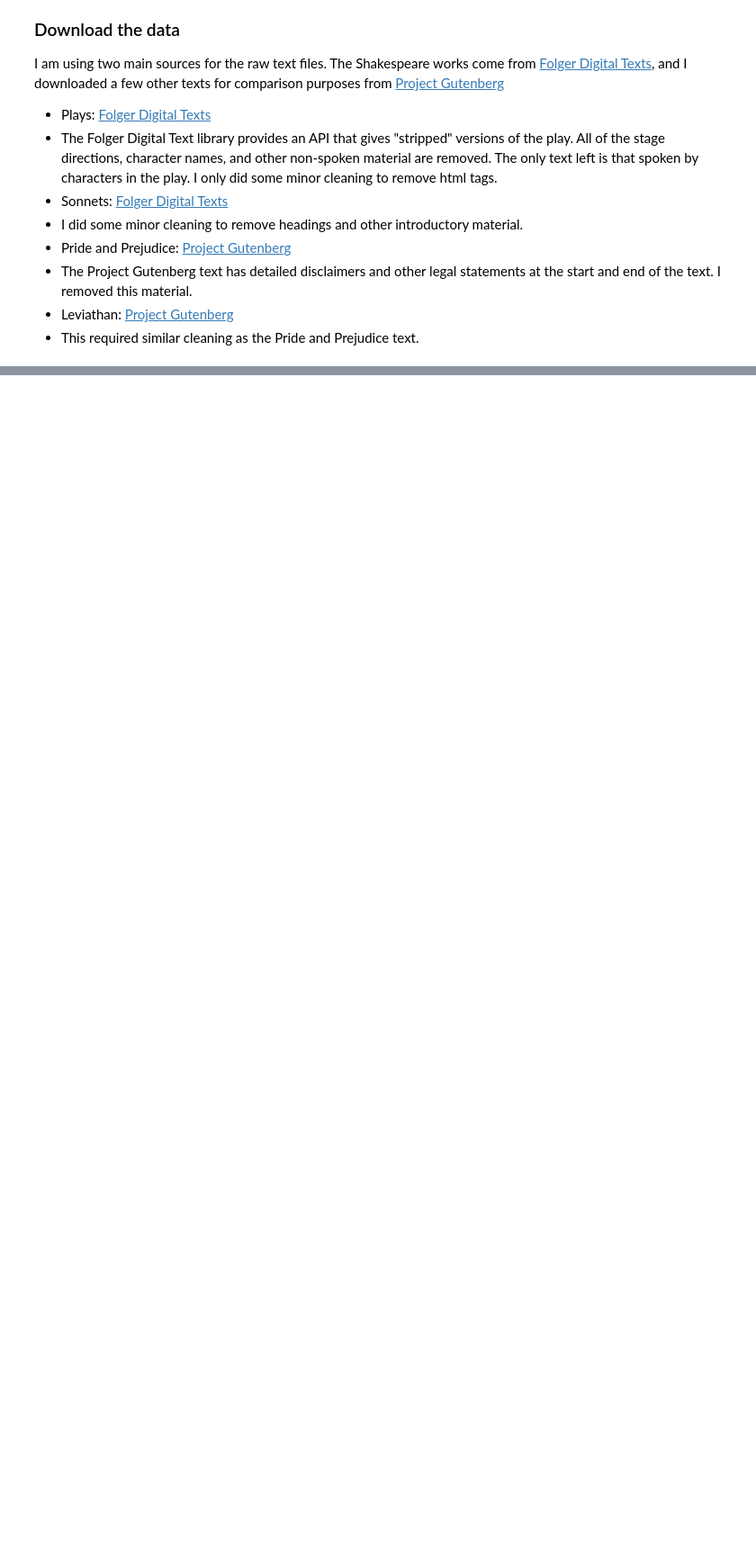
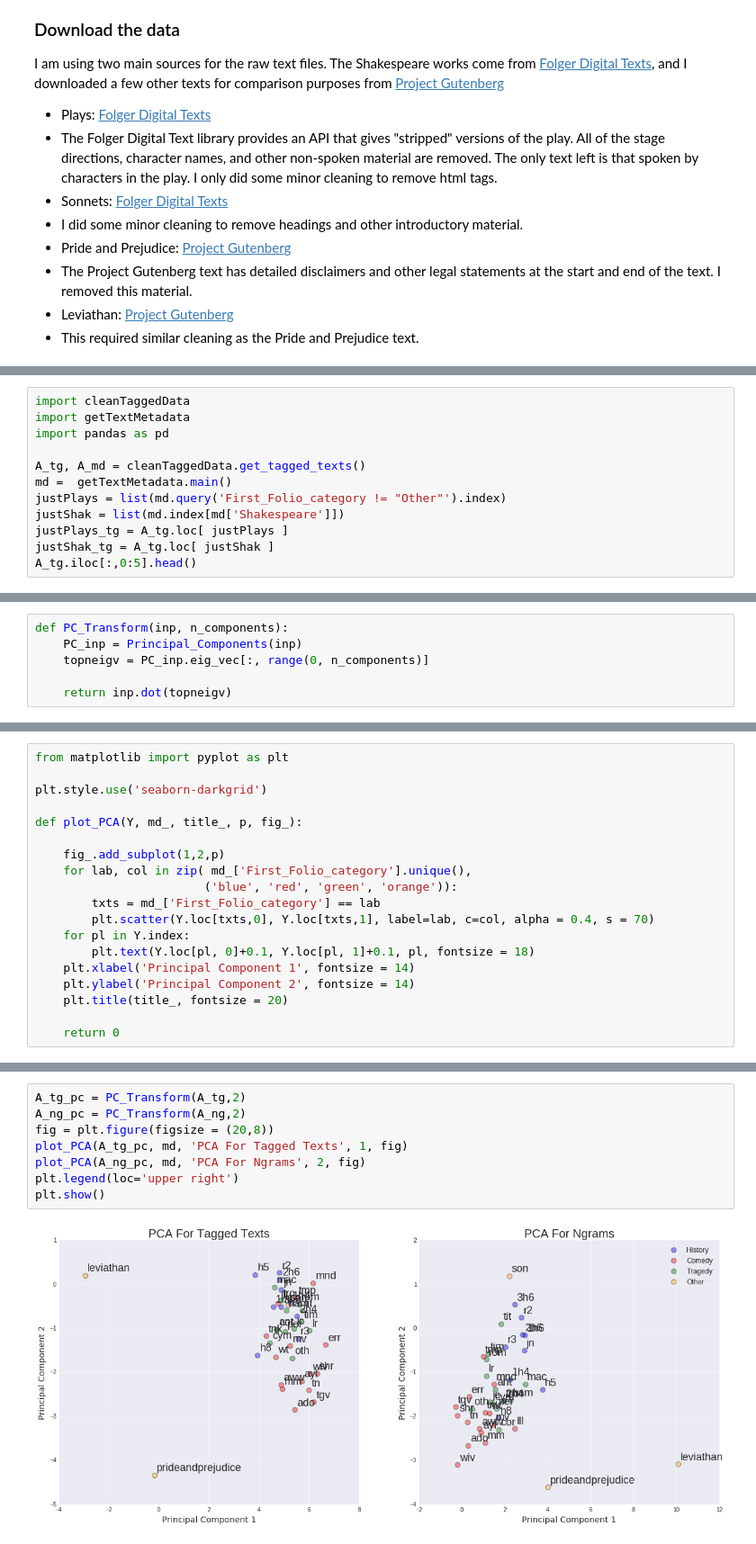
Before and after one commit to tpatricksullivan/shakespca, a Jupyter notebook: shakespca.ipynb, the cells around one changed output, grey strips where cells are left out. Shown at 90% size. Drawn from its saved outputs; the diff is of its cells as text; blank space fills up the shorter version.

```diff
--- a/shakespca.ipynb
+++ b/shakespca.ipynb
@@ -283,0 +196,12 @@ A pure PCA model easily distinguishes between Shakespeare and other authors. It
+# %%
+import cleanTaggedData
+import getTextMetadata
+import pandas as pd
+
+A_tg, A_md = cleanTaggedData.get_tagged_texts()
+md =  getTextMetadata.main()
+justPlays = list(md.query('First_Folio_category != "Other"').index)
+justShak = list(md.index[md['Shakespeare']])
+justPlays_tg = A_tg.loc[ justPlays ]
+justShak_tg = A_tg.loc[ justShak ]
+A_tg.iloc[:,0:5].head()
@@ -283,0 +269,6 @@ A pure PCA model easily distinguishes between Shakespeare and other authors. It
+# %%
+def PC_Transform(inp, n_components):
+    PC_inp = Principal_Components(inp)
+    topneigv = PC_inp.eig_vec[:, range(0, n_components)]
+
+    return inp.dot(topneigv)
@@ -283,0 +278,19 @@ A pure PCA model easily distinguishes between Shakespeare and other authors. It
+# %%
+from matplotlib import pyplot as plt
+
+plt.style.use('seaborn-darkgrid')
+
+def plot_PCA(Y, md_, title_, p, fig_):
+
+    fig_.add_subplot(1,2,p)
+    for lab, col in zip( md_['First_Folio_category'].unique(),
+                        ('blue', 'red', 'green', 'orange')):
+        txts = md_['First_Folio_category'] == lab
+        plt.scatter(Y.loc[txts,0], Y.loc[txts,1], label=lab, c=col, alpha = 0.4, s = 70)
+    for pl in Y.index:
+        plt.text(Y.loc[pl, 0]+0.1, Y.loc[pl, 1]+0.1, pl, fontsize = 18)
+    plt.xlabel('Principal Component 1', fontsize = 14)
+    plt.ylabel('Principal Component 2', fontsize = 14)
+    plt.title(title_, fontsize = 20)
+
+    return 0
@@ -283,0 +319,10 @@ A pure PCA model easily distinguishes between Shakespeare and other authors. It
+# %%
+A_tg_pc = PC_Transform(A_tg,2)
+A_ng_pc = PC_Transform(A_ng,2)
+fig = plt.figure(figsize = (20,8))
+plot_PCA(A_tg_pc, md, 'PCA For Tagged Texts', 1, fig)
+plot_PCA(A_ng_pc, md, 'PCA For Ngrams', 2, fig)
+plt.legend(loc='upper right')
+plt.show()
+# %% [output]
+[figure, added]
```
Also changed, not shown: parts of 48 cells of this notebook, 4 other files.
